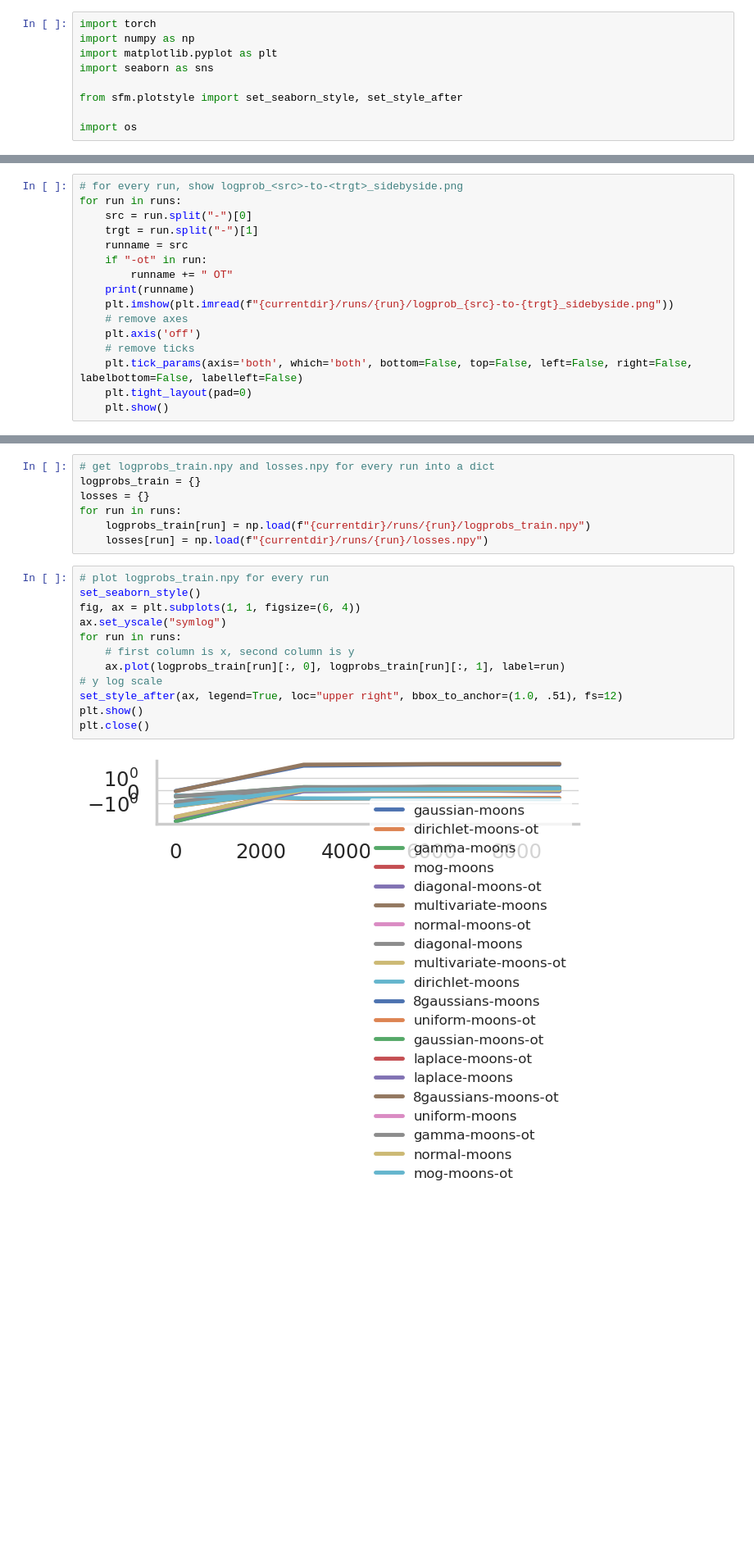
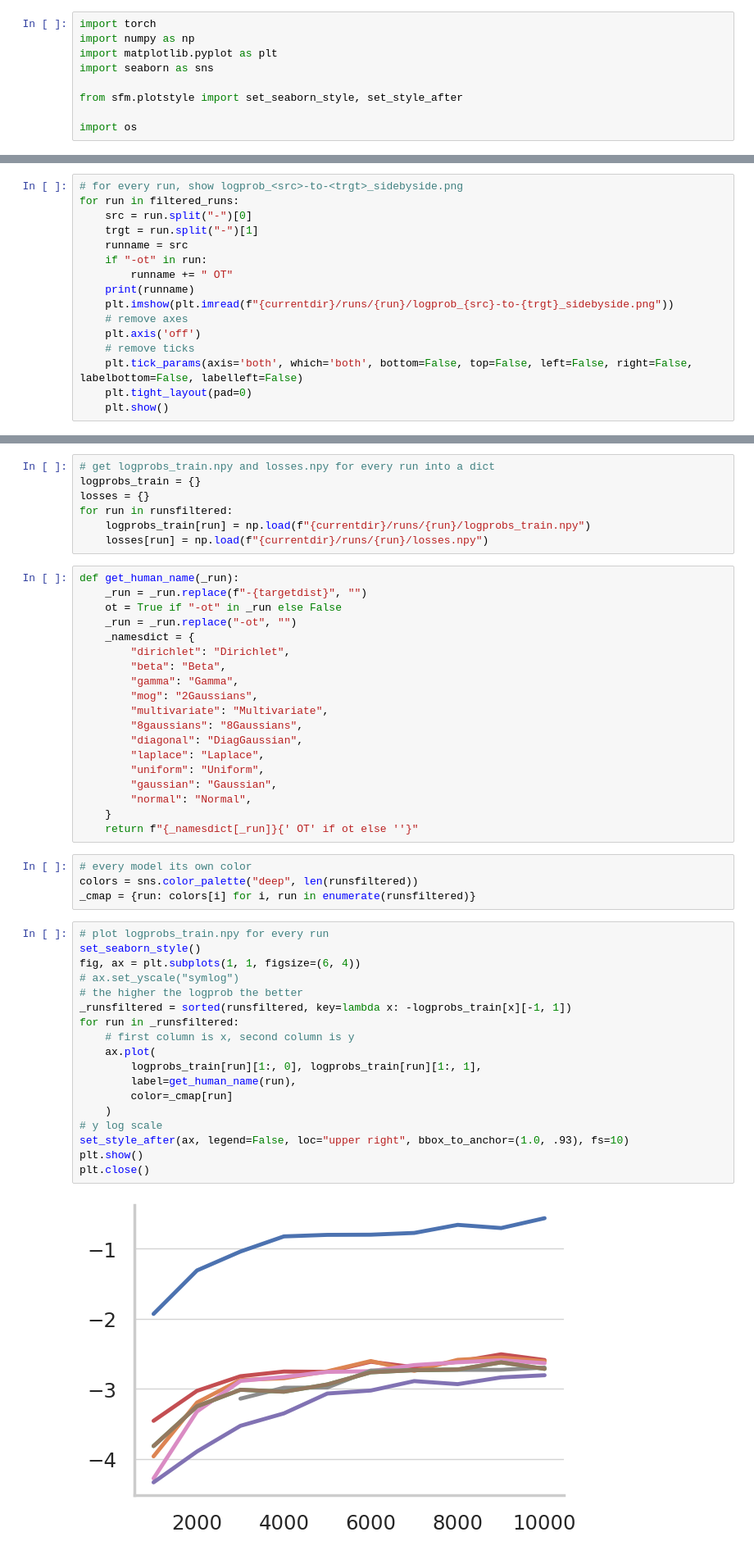
Before and after one commit to BurgerAndreas/sfm, a Jupyter notebook: scripts/plot_runs.ipynb, the cells around one changed output, grey strips where cells are left out. Shown at 82% size. Drawn from its saved outputs; the diff is of its cells as text; blank space fills up the shorter version.

Commit message:
plot integration steps, mnist

```diff
--- a/scripts/plot_runs.ipynb
+++ b/scripts/plot_runs.ipynb
@@ -31,6 +37,6 @@ print(files)
 # %%
 # for every run, show logprob_<src>-to-<trgt>_sidebyside.png
-for run in runs:
+for run in filtered_runs:
     src = run.split("-")[0]
     trgt = run.split("-")[1]
     runname = src
@@ -62,23 +79,52 @@ multivariate
 # get logprobs_train.npy and losses.npy for every run into a dict
 logprobs_train = {}
 losses = {}
-for run in runs:
+for run in runsfiltered:
     logprobs_train[run] = np.load(f"{currentdir}/runs/{run}/logprobs_train.npy")
     losses[run] = np.load(f"{currentdir}/runs/{run}/losses.npy")
+# %%
+def get_human_name(_run):
+    _run = _run.replace(f"-{targetdist}", "")
+    ot = True if "-ot" in _run else False
+    _run = _run.replace("-ot", "")
+    _namesdict = {
+        "dirichlet": "Dirichlet",
+        "beta": "Beta",
+        "gamma": "Gamma",
+        "mog": "2Gaussians",
+        "multivariate": "Multivariate",
+        "8gaussians": "8Gaussians",
+        "diagonal": "DiagGaussian",
+        "laplace": "Laplace",
+        "uniform": "Uniform",
+        "gaussian": "Gaussian",
+        "normal": "Normal",
+    }
+    return f"{_namesdict[_run]}{' OT' if ot else ''}"
+# %%
+# every model its own color
+colors = sns.color_palette("deep", len(runsfiltered))
+_cmap = {run: colors[i] for i, run in enumerate(runsfiltered)}
 # %%
 # plot logprobs_train.npy for every run
 set_seaborn_style()
 fig, ax = plt.subplots(1, 1, figsize=(6, 4))
-ax.set_yscale("symlog")
-for run in runs:
+# ax.set_yscale("symlog")
+# the higher the logprob the better
+_runsfiltered = sorted(runsfiltered, key=lambda x: -logprobs_train[x][-1, 1])
+for run in _runsfiltered:
     # first column is x, second column is y
-    ax.plot(logprobs_train[run][:, 0], logprobs_train[run][:, 1], label=run)
+    ax.plot(
+        logprobs_train[run][1:, 0], logprobs_train[run][1:, 1],
+        label=get_human_name(run),
+        color=_cmap[run]
+    )
 # y log scale
-set_style_after(ax, legend=True, loc="upper right", bbox_to_anchor=(1.0, .51), fs=12)
+set_style_after(ax, legend=False, loc="upper right", bbox_to_anchor=(1.0, .93), fs=10)
 plt.show()
 plt.close()
 # %% [output]
-[figure, old version]
+[figure, new version]
 # %%
 # plot losses.npy for every run
 # apply smoothing to losses.npy
```
Also changed, not shown: parts of 8 cells of this notebook, 22 other files.
